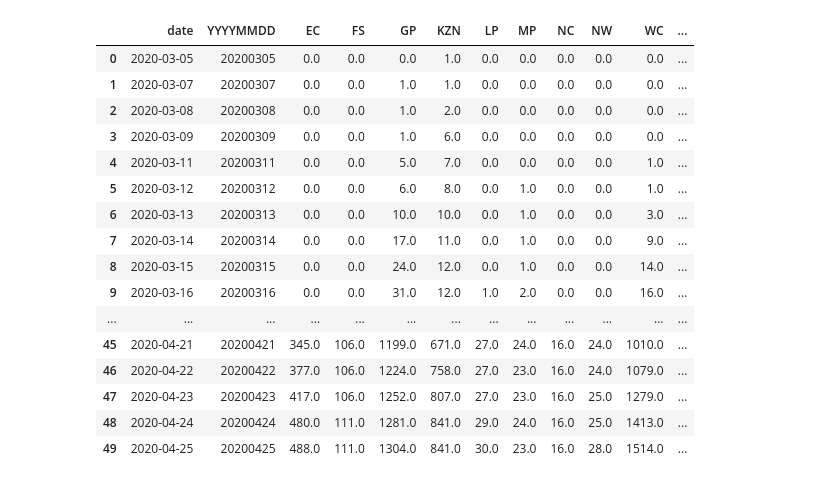
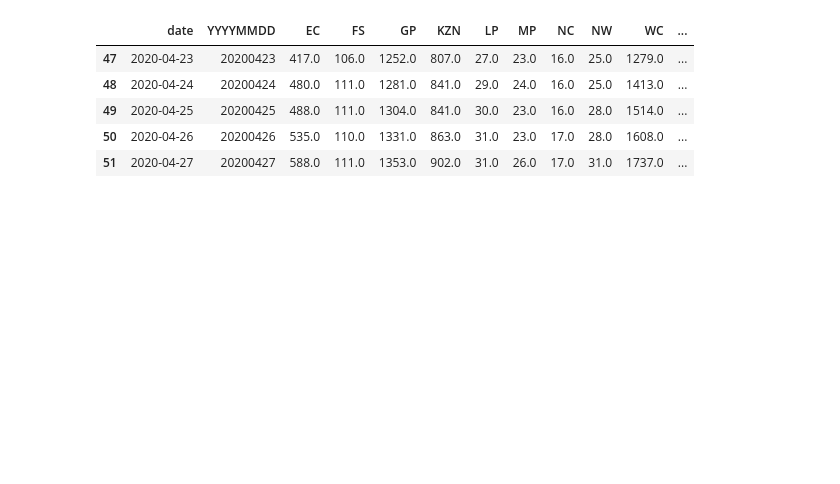
Before and after one commit to heerden/covid-19, a Jupyter notebook: Realtime_R0_World.ipynb, the cells around one changed output. Cells and saved outputs as stored; diff of their text form; code cells hidden in the pictures; blank space fills up the shorter version.

```diff
--- a/Realtime_R0_World.ipynb
+++ b/Realtime_R0_World.ipynb
@@ -39,33 +43,23 @@ import pandas as pd
 #country
 # %%
 url = 'https://raw.githubusercontent.com/dsfsi/covid19za/master/data/covid19za_provincial_cumulative_timeline_confirmed.csv'
-data_all = pd.read_csv(url,
+states_all = pd.read_csv(url,
                      parse_dates=['date'], dayfirst=True,
                      squeeze=True).sort_index()
+states_all = states_all.rename(columns={'total':'RSA'})
 
 # single plot
-state_name = 'total'
+state_name = 'RSA'
 
-# current data set has empty total for last record
-data_filter = data_all[:-1];
-country = data_filter
-country
+# filter data if required
+#state_filter = states_all[:-1];
+states = states_all
+states.tail()
 # %% [output]
 |  | date | YYYYMMDD | EC | FS | GP | KZN | LP | MP | NC | NW | WC | ... |
-| 0 | 2020-03-05 | 20200305 | 0.0 | 0.0 | 0.0 | 1.0 | 0.0 | 0.0 | 0.0 | 0.0 | 0.0 | ... |
-| 1 | 2020-03-07 | 20200307 | 0.0 | 0.0 | 1.0 | 1.0 | 0.0 | 0.0 | 0.0 | 0.0 | 0.0 | ... |
-| 2 | 2020-03-08 | 20200308 | 0.0 | 0.0 | 1.0 | 2.0 | 0.0 | 0.0 | 0.0 | 0.0 | 0.0 | ... |
-| 3 | 2020-03-09 | 20200309 | 0.0 | 0.0 | 1.0 | 6.0 | 0.0 | 0.0 | 0.0 | 0.0 | 0.0 | ... |
-| 4 | 2020-03-11 | 20200311 | 0.0 | 0.0 | 5.0 | 7.0 | 0.0 | 0.0 | 0.0 | 0.0 | 1.0 | ... |
-| 5 | 2020-03-12 | 20200312 | 0.0 | 0.0 | 6.0 | 8.0 | 0.0 | 1.0 | 0.0 | 0.0 | 1.0 | ... |
-| 6 | 2020-03-13 | 20200313 | 0.0 | 0.0 | 10.0 | 10.0 | 0.0 | 1.0 | 0.0 | 0.0 | 3.0 | ... |
-| 7 | 2020-03-14 | 20200314 | 0.0 | 0.0 | 17.0 | 11.0 | 0.0 | 1.0 | 0.0 | 0.0 | 9.0 | ... |
-| 8 | 2020-03-15 | 20200315 | 0.0 | 0.0 | 24.0 | 12.0 | 0.0 | 1.0 | 0.0 | 0.0 | 14.0 | ... |
-| 9 | 2020-03-16 | 20200316 | 0.0 | 0.0 | 31.0 | 12.0 | 1.0 | 2.0 | 0.0 | 0.0 | 16.0 | ... |
-| ... | ... | ... | ... | ... | ... | ... | ... | ... | ... | ... | ... | ... |
-| 45 | 2020-04-21 | 20200421 | 345.0 | 106.0 | 1199.0 | 671.0 | 27.0 | 24.0 | 16.0 | 24.0 | 1010.0 | ... |
-| 46 | 2020-04-22 | 20200422 | 377.0 | 106.0 | 1224.0 | 758.0 | 27.0 | 23.0 | 16.0 | 24.0 | 1079.0 | ... |
 | 47 | 2020-04-23 | 20200423 | 417.0 | 106.0 | 1252.0 | 807.0 | 27.0 | 23.0 | 16.0 | 25.0 | 1279.0 | ... |
 | 48 | 2020-04-24 | 20200424 | 480.0 | 111.0 | 1281.0 | 841.0 | 29.0 | 24.0 | 16.0 | 25.0 | 1413.0 | ... |
 | 49 | 2020-04-25 | 20200425 | 488.0 | 111.0 | 1304.0 | 841.0 | 30.0 | 23.0 | 16.0 | 28.0 | 1514.0 | ... |
+| 50 | 2020-04-26 | 20200426 | 535.0 | 110.0 | 1331.0 | 863.0 | 31.0 | 23.0 | 17.0 | 28.0 | 1608.0 | ... |
+| 51 | 2020-04-27 | 20200427 | 588.0 | 111.0 | 1353.0 | 902.0 | 31.0 | 26.0 | 17.0 | 31.0 | 1737.0 | ... |
 # %%
```
Also changed, not shown: parts of 10 cells of this notebook.
